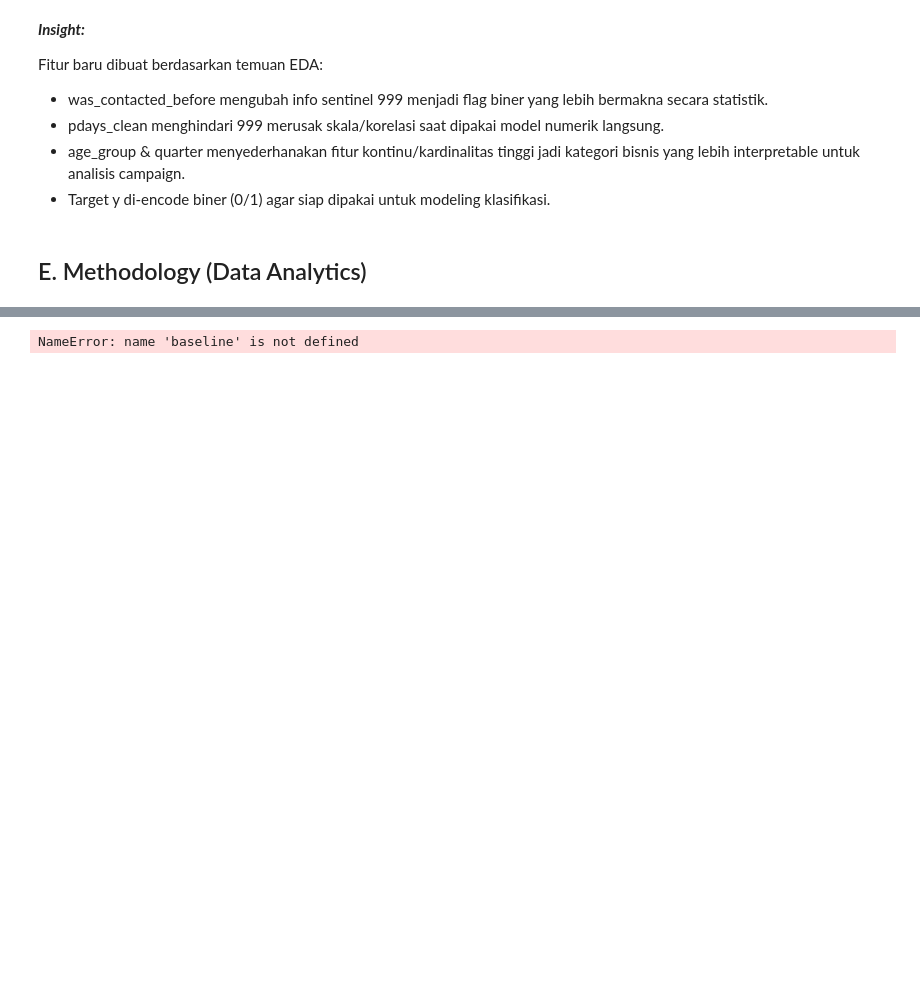
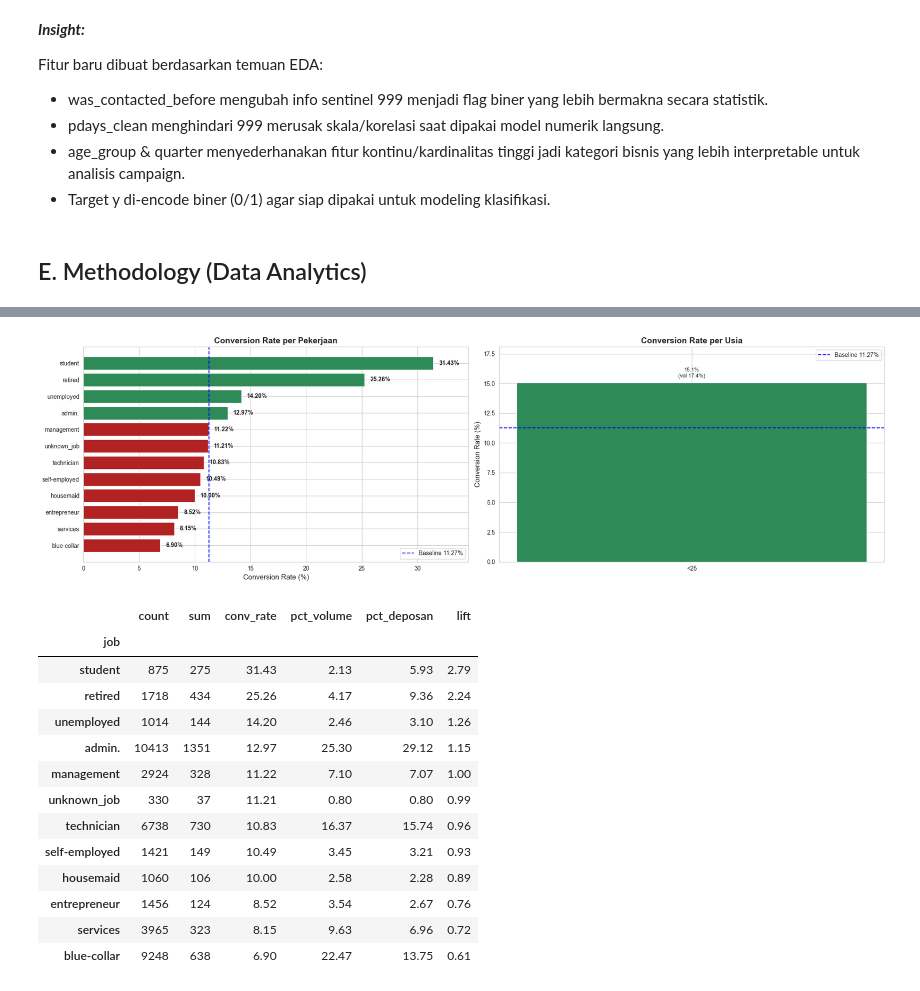
Before and after one commit to mdevx3/Final-Project-Purwadhika, a Jupyter notebook: Final_Project_Purwadhika.ipynb, the cells around one changed output, grey strips where cells are left out. Drawn from its saved outputs; the diff is of its cells as text; code cells hidden in the pictures; blank space fills up the shorter version.

```diff
--- a/Final_Project_Purwadhika.ipynb
+++ b/Final_Project_Purwadhika.ipynb
@@ -771,38 +823,60 @@ Passing `palette` without assigning `hue` is deprecated and will be removed in v
+# %%
+# per pekerjaan
+job_conv = df_clean.groupby('job')['y'].agg(['count', 'sum', 'mean'])
+job_conv.columns = ['count', 'sum', 'conv_rate']
+job_conv['conv_rate'] = (job_conv['conv_rate'] * 100).round(2)          # % nasabah berdeposito
+job_conv['pct_volume'] = (job_conv['count'] / n_nasabah * 100).round(2) # share bebean panggilan
+job_conv['pct_deposan'] = (job_conv['sum'] / n_deposan * 100).round(2)  # share hasil deposan per pekerjaan
+job_conv['lift'] = (job_conv['conv_rate'] / baseline_rate).round(2)     # berapa kali lebih tinggi dari baseline
+
+# per usia
+age_conv = df_clean.groupby('age_group')['y'].agg(['count', 'sum', 'mean'])
+age_conv.columns = ['count', 'sum', 'conv_rate']
+age_conv['conv_rate'] = (age_conv['conv_rate'] * 100).round(2)
+age_conv['pct_volume'] = (age_conv['count'] / n_nasabah * 100).round(2)
+age_conv['pct_deposan'] = (age_conv['sum'] / n_deposan * 100).round(2)
+age_conv['lift'] = (age_conv['conv_rate'] / baseline_rate).round(2)
 # %%
-# conversion rate per kelompok usia
-age_conv = df_clean.groupby('age_group', observed=True)['y'].agg(['count', 'sum', 'mean'])
-age_conv.columns = ['volume', 'deposan', 'conv_rate']
-age_conv['conv_rate'] = (age_conv['conv_rate'] * 100).round(1)
-age_conv['pct_volume'] = (age_conv['volume'] / len(df_clean) * 100).round(1)
-age_conv['lift'] = (age_conv['conv_rate'] / baseline).round(2)
+fig, axes = plt.subplots(1, 2, figsize=(20, 6))
 
-fig, axes = plt.subplots(1, 2, figsize=(18, 6))
+t = job_conv.sort_values('conv_rate')
+axes[0].barh(t.index, t['conv_rate'], color=np.where(t['conv_rate'] >= baseline_rate, 'seagreen', 'firebrick'))
+for i, v in enumerate(t['conv_rate']):
+    axes[0].text(v + 0.5, i, f"{v:.2f}%", va='center', fontsize=10, weight="bold")
+axes[0].axvline(baseline_rate, color='blue', linestyle='--', label=f'Baseline {baseline_rate:.2f}%')
+axes[0].set_xlim(0, max(t['conv_rate'].max(), baseline_rate) * 1.1)
+axes[0].set_title("Conversion Rate per Pekerjaan", fontsize=14, weight="bold")
+axes[0].set_xlabel("Conversion Rate (%)", fontsize=12)
+axes[0].legend()
 
-axes[0].barh(job_conv.index, job_conv['conv_rate'],
-             color=np.where(job_conv['conv_rate'] > baseline, 'seagreen', 'indianred'))
-axes[0].axvline(baseline, color='black', linestyle='--', label=f'Baseline {baseline:.1f}%')
-for i, (rate, vol) in enumerate(zip(job_conv['conv_rate'], job_conv['pct_volume'])):
-    axes[0].text(rate + 0.4, i, f'{rate}%  (vol {vol}%)', va='center', fontsize=9)
-axes[0].set_xlim(0, 40)
-axes[0].set_xlabel('Conversion rate (%)')
-axes[0].set_title('Conversion Rate per Jenis Pekerjaan')
-axes[0].legend(loc='lower right')
-
-axes[1].bar(age_conv.index.astype(str), age_conv['conv_rate'],
-            color=np.where(age_conv['conv_rate'] > baseline, 'seagreen', 'indianred'))
-axes[1].axhline(baseline, color='black', linestyle='--', label=f'Baseline {baseline:.1f}%')
-for i, (rate, vol) in enumerate(zip(age_conv['conv_rate'], age_conv['pct_volume'])):
-    axes[1].text(i, rate + 0.8, f'{rate}%\n(vol {vol}%)', ha='center', fontsize=9)
-axes[1].set_ylim(0, 55)
-axes[1].set_xlabel('Kelompok usia (tahun)')
-axes[1].set_ylabel('Conversion rate (%)')
-axes[1].set_title('Conversion Rate per Kelompok Usia')
+t = age_conv
+axes[1].bar(t.index.astype(str), t['conv_rate'], color=np.where(t['conv_rate'] >= baseline_rate, 'seagreen', 'firebrick'))
+for i, (cr, pv) in enumerate(zip(t['conv_rate'], t['pct_volume'])):
+    axes[1].text(i, cr + t['conv_rate'].max()*0.03, f'{cr:.1f}%\n(vol {pv:.1f}%)', ha='center', fontsize=9)
+axes[1].set_ylim(0, max(t['conv_rate'].max(), baseline_rate) * 1.2)
+axes[1].axhline(baseline_rate, color='blue', linestyle='--', label=f'Baseline {baseline_rate:.2f}%')
+axes[1].set_title("Conversion Rate per Usia", fontsize=14, weight="bold")
+axes[1].set_ylabel("Conversion Rate (%)", fontsize=12)
 axes[1].legend()
 
 plt.tight_layout()
 plt.show()
 
 display(job_conv.sort_values('conv_rate', ascending=False))
 display(age_conv)
 # %% [output]
-NameError: name 'baseline' is not defined
+[figure, added]
+|  | count | sum | conv_rate | pct_volume | pct_deposan | lift |
+| job |  |  |  |  |  |  |
+| student | 875 | 275 | 31.43 | 2.13 | 5.93 | 2.79 |
+| retired | 1718 | 434 | 25.26 | 4.17 | 9.36 | 2.24 |
+| unemployed | 1014 | 144 | 14.20 | 2.46 | 3.10 | 1.26 |
+| admin. | 10413 | 1351 | 12.97 | 25.30 | 29.12 | 1.15 |
+| management | 2924 | 328 | 11.22 | 7.10 | 7.07 | 1.00 |
+| unknown_job | 330 | 37 | 11.21 | 0.80 | 0.80 | 0.99 |
+| technician | 6738 | 730 | 10.83 | 16.37 | 15.74 | 0.96 |
+| self-employed | 1421 | 149 | 10.49 | 3.45 | 3.21 | 0.93 |
+| housemaid | 1060 | 106 | 10.00 | 2.58 | 2.28 | 0.89 |
+| entrepreneur | 1456 | 124 | 8.52 | 3.54 | 2.67 | 0.76 |
+| services | 3965 | 323 | 8.15 | 9.63 | 6.96 | 0.72 |
+| blue-collar | 9248 | 638 | 6.90 | 22.47 | 13.75 | 0.61 |
```
Also changed, not shown: parts of 16 cells of this notebook.
